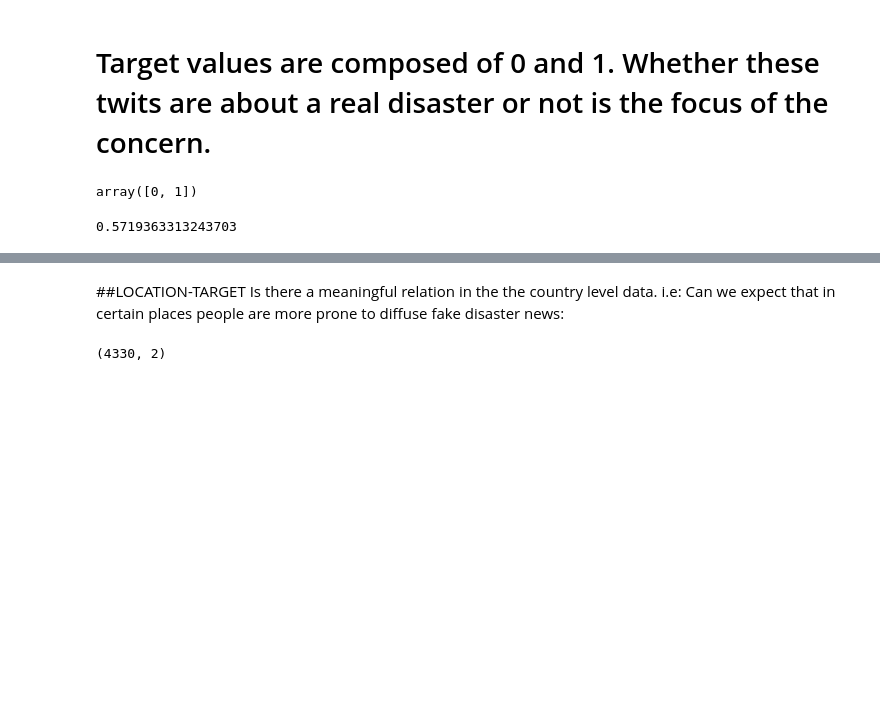
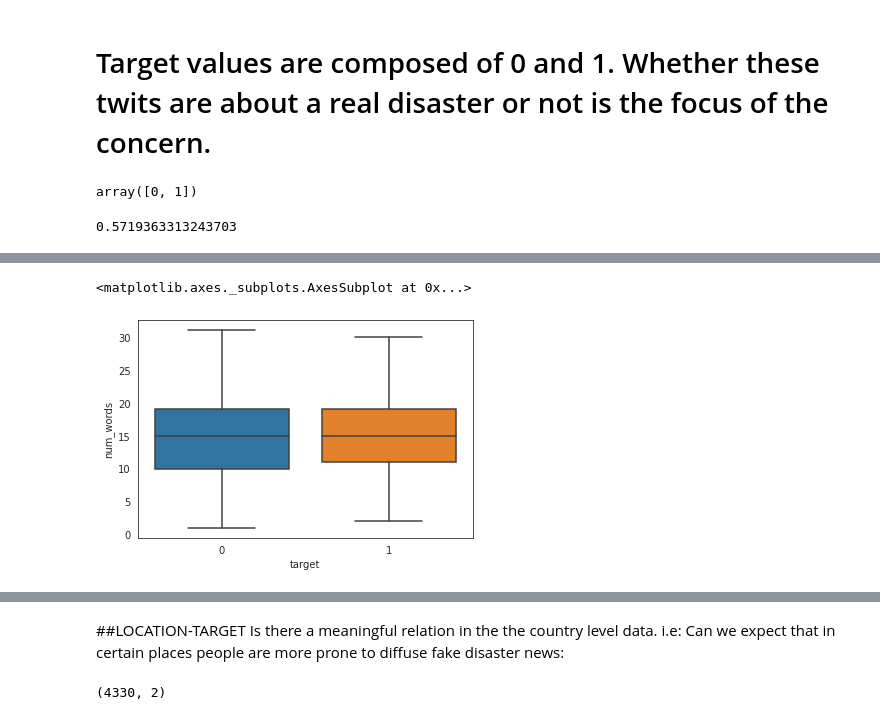
Before and after one commit to sarrab/DMML2020_COOP, a Jupyter notebook: code/COOP20.ipynb, the cells around one changed output, grey strips where cells are left out. Saved outputs shown, nothing was run; the diff lists cells and outputs as text; code cells hidden in the pictures; blank space fills up the shorter version.

```diff
--- a/code/COOP20.ipynb
+++ b/code/COOP20.ipynb
@@ -58,0 +125,7 @@ max(len(df[df["target"] == 0]) / len(df), len(df[df["target"] == 1]) / len(df))
+# %%
+#NUMBER OF WORDS
+df["num_words"] = df["text"].apply(lambda x: len(x.split()))
+sns.boxplot(x='target', y='num_words', data=df)
+# %% [output]
+<matplotlib.axes._subplots.AxesSubplot at 0x...>
+[figure, added]
```
Also changed, not shown: parts of 31 cells of this notebook.
